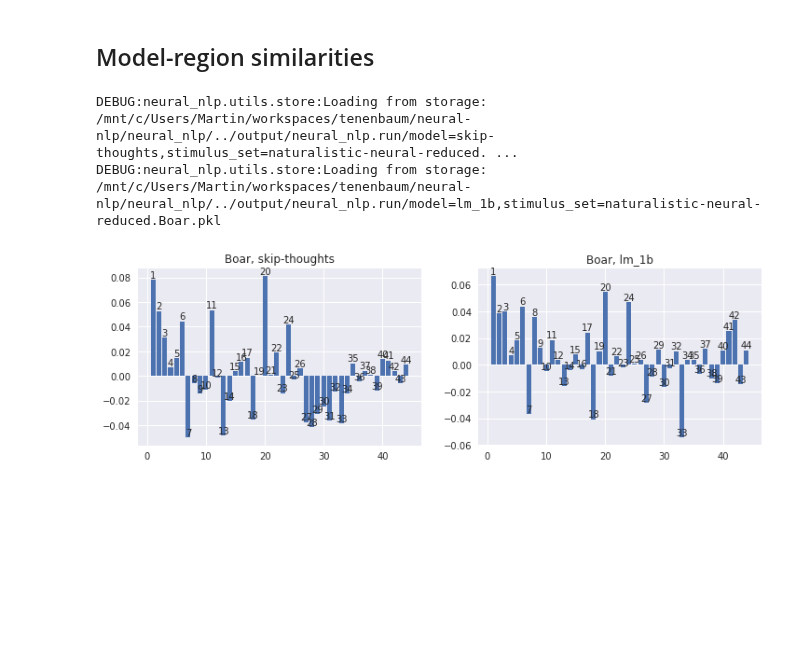
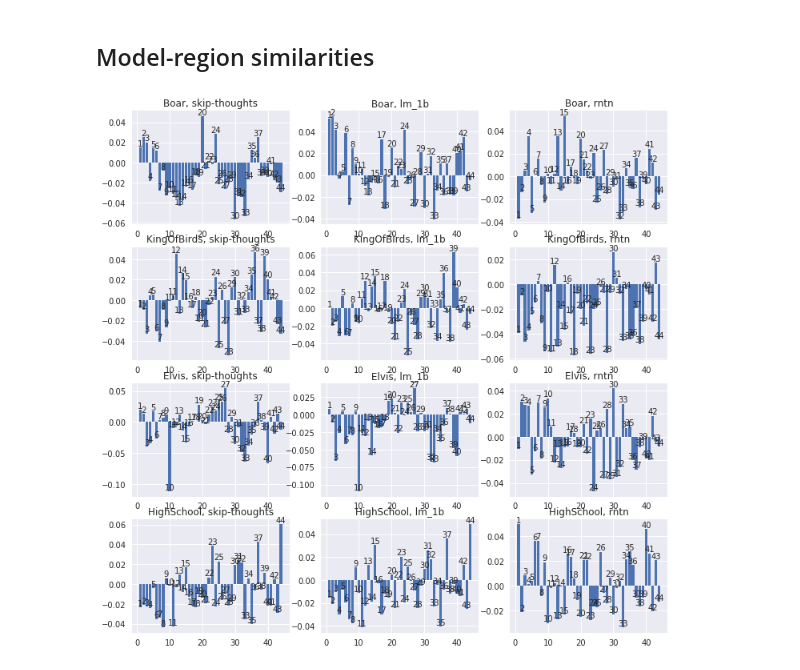
Before and after one commit to mschrimpf/neural-nlp, a Jupyter notebook: results/RDMs.ipynb, the cells around one changed output. Saved outputs shown, nothing was run; the diff lists cells and outputs as text; code cells hidden in the pictures; blank space fills up the shorter version.

```diff
--- a/results/RDMs.ipynb
+++ b/results/RDMs.ipynb
@@ -78,8 +57,8 @@ fig.show()
 ## Models
 # %%
 % env MKL_THREADING_LAYER=GNU
-models = ['skip-thoughts', 'lm_1b']#, 'rntn']
-stories = ['Boar', 'MatchstickSeller', 'KingOfBirds', 'Elvis', 'HighSchool']
+models = ['skip-thoughts', 'lm_1b', 'rntn']
+stories = ['Boar', 'KingOfBirds', 'Elvis', 'HighSchool']
 # %% [output]
 env: MKL_THREADING_LAYER=GNU
 # %% [markdown]
@@ -124,16 +101,20 @@ model_combinations = list(itertools.combinations(models, 2))
 fig, axes = pyplot.subplots(1, len(stories), figsize=(12, 3.5))
 for story, ax in zip(stories, axes):
     scores = {}
-    for models in model_combinations:
-        encodings = (get_activations(model, 'naturalistic-neural-reduced.{}'.format(story)) for model in models)
+    for model_combination in model_combinations:
+        encodings = (get_activations(model, 'naturalistic-neural-reduced.{}'.format(story))
+                     for model in model_combination)
         similarities = [rdm(encoding) for encoding in encodings]
         score = similarity(*similarities, rdm_dim='stimulus')
-        scores[models] = np.asscalar(score.values)
+        scores[model_combination] = np.asscalar(score.values)
     print(scores)
     x, y = list(scores.keys()), list(scores.values())
-    ax.bar(range(len(x)), y)#, tick_label=x)
-    ax.set_ylim(0, 1)
+    ax.bar(range(len(x)), y)
+    ax.set_xticks(range(len(x)))
+    ax.set_xticklabels(list(map(str, x)), rotation='vertical')
+    ax.set_ylim(-.1, 1)
     ax.set_title(story)
+fig.tight_layout()
 fig.show()
 pyplot.savefig('results/scores-intermodel.svg')
 pyplot.savefig('results/scores-intermodel.png')
@@ -159,25 +129,23 @@ DEBUG:neural_nlp.utils.store:Loading from storage: /mnt/c/Users/Martin/workspace
 # %%
 import numpy as np
 from neural_nlp import run
 
-fig, axes = pyplot.subplots(1, len(models), figsize=(12, 3.5))
+fig, axes = pyplot.subplots(len(stories), len(models), figsize=(12, 12))
 
-for i, story in enumerate(stories[0:1]):
+for i, story in enumerate(stories):
     for j, model in enumerate(models):
-        ax = axes[j]
+        ax = axes[i, j]
         ax.set_title("{}, {}".format(story, model))
         scores = run(model, 'naturalistic-neural-reduced.{}'.format(story))
         np.testing.assert_array_equal(scores.dims, ['region'])
         bar = ax.bar(scores['region'].values, scores.values)
 
         for rect, region in zip(bar.patches, scores['region']):
             ax.text(rect.get_x() + rect.get_width() / 2, rect.get_height(),
                     region.values, ha='center', va='bottom')
 
-pyplot.savefig('results/scores-{}.svg'.format(dataset_name))
-pyplot.savefig('results/scores-{}.png'.format(dataset_name))
+pyplot.savefig('results/scores.svg')
+pyplot.savefig('results/scores.png')
 fig.show()
 # %% [output]
-DEBUG:neural_nlp.utils.store:Loading from storage: /mnt/c/Users/Martin/workspaces/tenenbaum/neural-nlp/neural_nlp/../output/neural_nlp.run/model=skip-thoughts,stimulus_set=naturalistic-neural-reduced. ...
-DEBUG:neural_nlp.utils.store:Loading from storage: /mnt/c/Users/Martin/workspaces/tenenbaum/neural-nlp/neural_nlp/../output/neural_nlp.run/model=lm_1b,stimulus_set=naturalistic-neural-reduced.Boar.pkl
-[figure, old version]
+[figure, new version]
```
Also changed, not shown: parts of 5 cells of this notebook, 1 other file.
